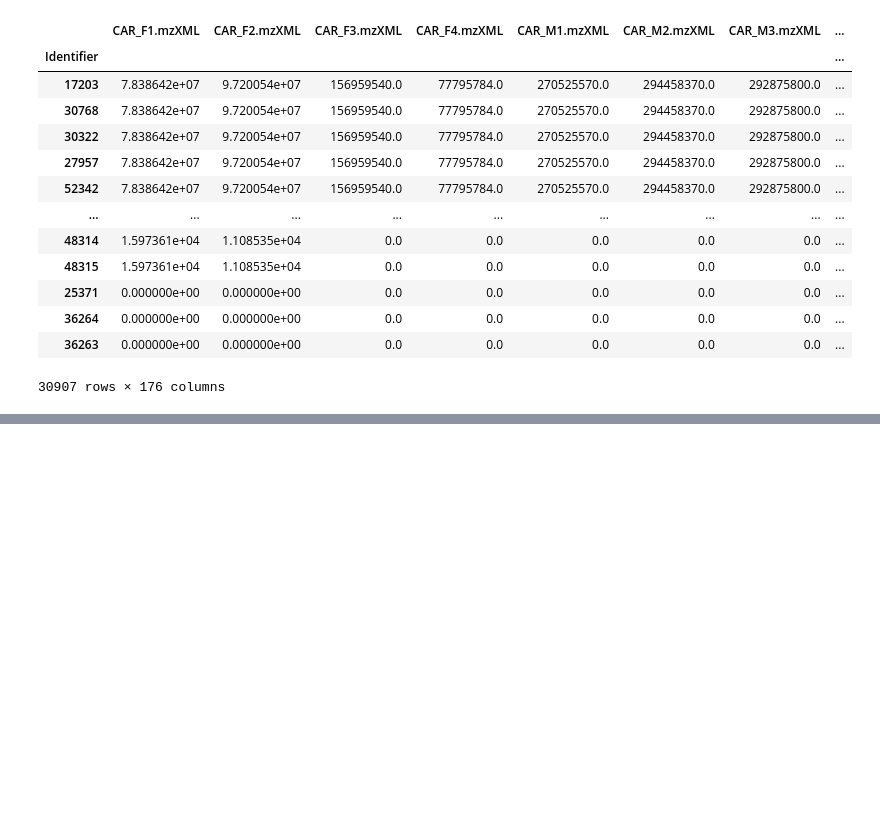
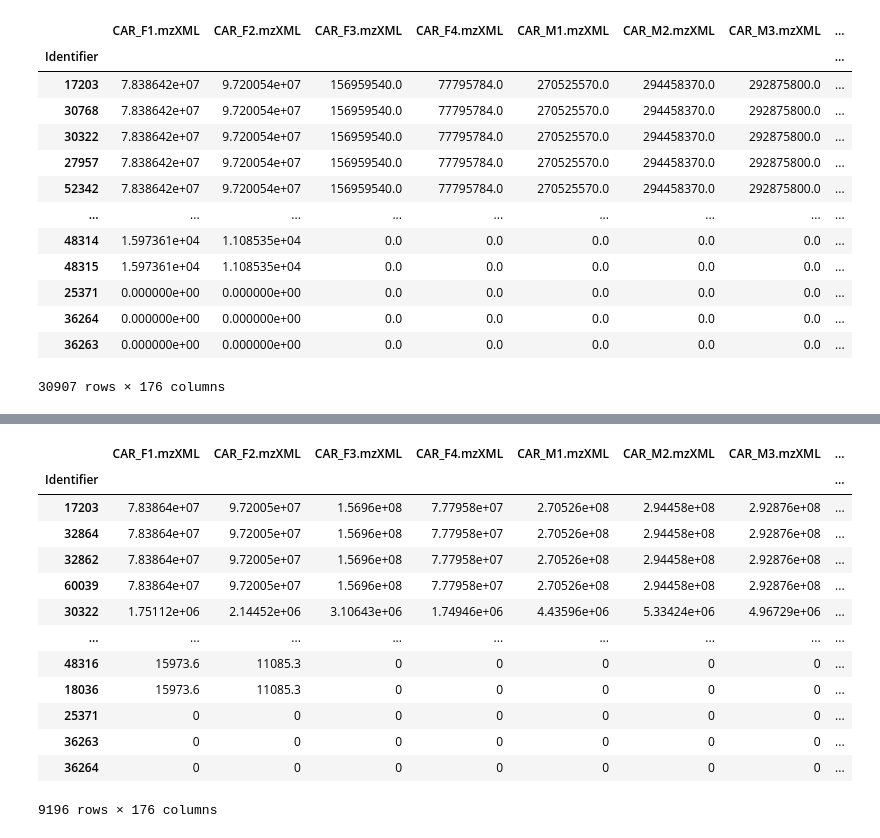
Before and after one commit to glasgowcompbio/pyMultiOmics, a Jupyter notebook: notebooks/analysis_zebrafish-related_chebi.ipynb, the cells around one changed output, grey strips where cells are left out. Drawn from its saved outputs; the diff is of its cells as text; code cells hidden in the pictures; blank space fills up the shorter version.

```diff
--- a/notebooks/analysis_zebrafish-related_chebi.ipynb
+++ b/notebooks/analysis_zebrafish-related_chebi.ipynb
@@ -404,0 +621,4 @@ fly_related_chebi
+# %%
+new_fly_no_dupes = remove_dupes(fly_r_chebi_new)
+new_fly_no_dupes
+# %% [output]
@@ -404,0 +637,14 @@ fly_related_chebi
+|  | CAR_F1.mzXML | CAR_F2.mzXML | CAR_F3.mzXML | CAR_F4.mzXML | CAR_M1.mzXML | CAR_M2.mzXML | CAR_M3.mzXML | ... |
+| Identifier |  |  |  |  |  |  |  | ... |
+| 17203 | 7.83864e+07 | 9.72005e+07 | 1.5696e+08 | 7.77958e+07 | 2.70526e+08 | 2.94458e+08 | 2.92876e+08 | ... |
+| 32864 | 7.83864e+07 | 9.72005e+07 | 1.5696e+08 | 7.77958e+07 | 2.70526e+08 | 2.94458e+08 | 2.92876e+08 | ... |
+| 32862 | 7.83864e+07 | 9.72005e+07 | 1.5696e+08 | 7.77958e+07 | 2.70526e+08 | 2.94458e+08 | 2.92876e+08 | ... |
+| 60039 | 7.83864e+07 | 9.72005e+07 | 1.5696e+08 | 7.77958e+07 | 2.70526e+08 | 2.94458e+08 | 2.92876e+08 | ... |
+| 30322 | 1.75112e+06 | 2.14452e+06 | 3.10643e+06 | 1.74946e+06 | 4.43596e+06 | 5.33424e+06 | 4.96729e+06 | ... |
+| ... | ... | ... | ... | ... | ... | ... | ... | ... |
+| 48316 | 15973.6 | 11085.3 | 0 | 0 | 0 | 0 | 0 | ... |
+| 18036 | 15973.6 | 11085.3 | 0 | 0 | 0 | 0 | 0 | ... |
+| 25371 | 0 | 0 | 0 | 0 | 0 | 0 | 0 | ... |
+| 36263 | 0 | 0 | 0 | 0 | 0 | 0 | 0 | ... |
+| 36264 | 0 | 0 | 0 | 0 | 0 | 0 | 0 | ... |
+9196 rows × 176 columns
```
Also changed, not shown: parts of 32 cells of this notebook, 5 other files.
